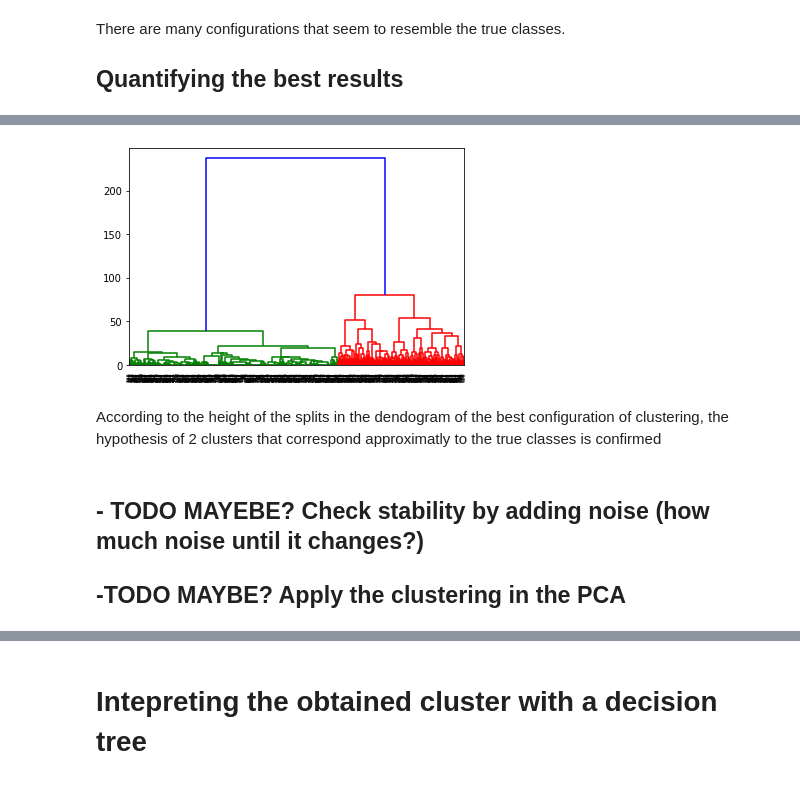
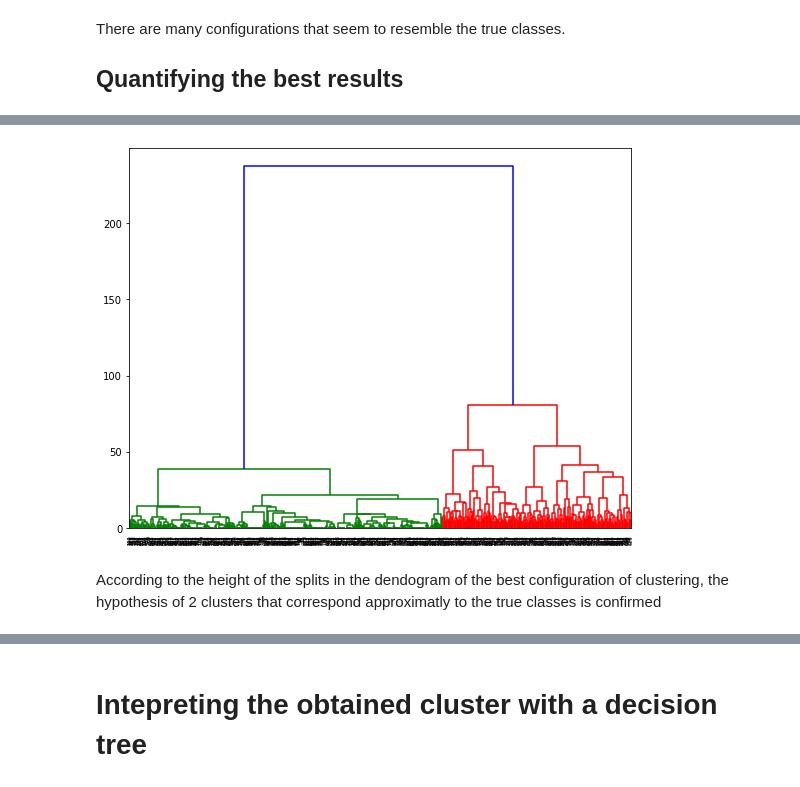
Before and after one commit to AndreGodinho7/Multivariate-Analysis, a Jupyter notebook: 4. Unsupervised methods/Cluster Analysis.ipynb, the cells around one changed output, grey strips where cells are left out. Cells and saved outputs as stored; diff of their text form; code cells hidden in the pictures.

```diff
--- a/4. Unsupervised methods/Cluster Analysis.ipynb
+++ b/4. Unsupervised methods/Cluster Analysis.ipynb
@@ -213,9 +329,7 @@ results2.style.apply(highlight_max,axis=1)
 # %%
-dendrogram = sch.dendrogram(sch.linkage(X, method='ward', metric='euclidean'))
+fig, ax = plt.subplots(figsize=(9, 7))
+dendrogram = sch.dendrogram(sch.linkage(X, method='ward', metric='euclidean'),ax=ax)
 # %% [output]
-[figure, old version]
+[figure, new version]
 # %% [markdown]
 According to the height of the splits in the dendogram of the best configuration of clustering, the hypothesis of 2 clusters that correspond approximatly to the true classes is confirmed
-# %% [markdown]
-## - TODO MAYEBE? Check stability by adding noise (how much noise until it changes?)
-## -TODO MAYBE? Apply the clustering in the PCA
```
Also changed, not shown: parts of 42 cells of this notebook, 1 other file.
